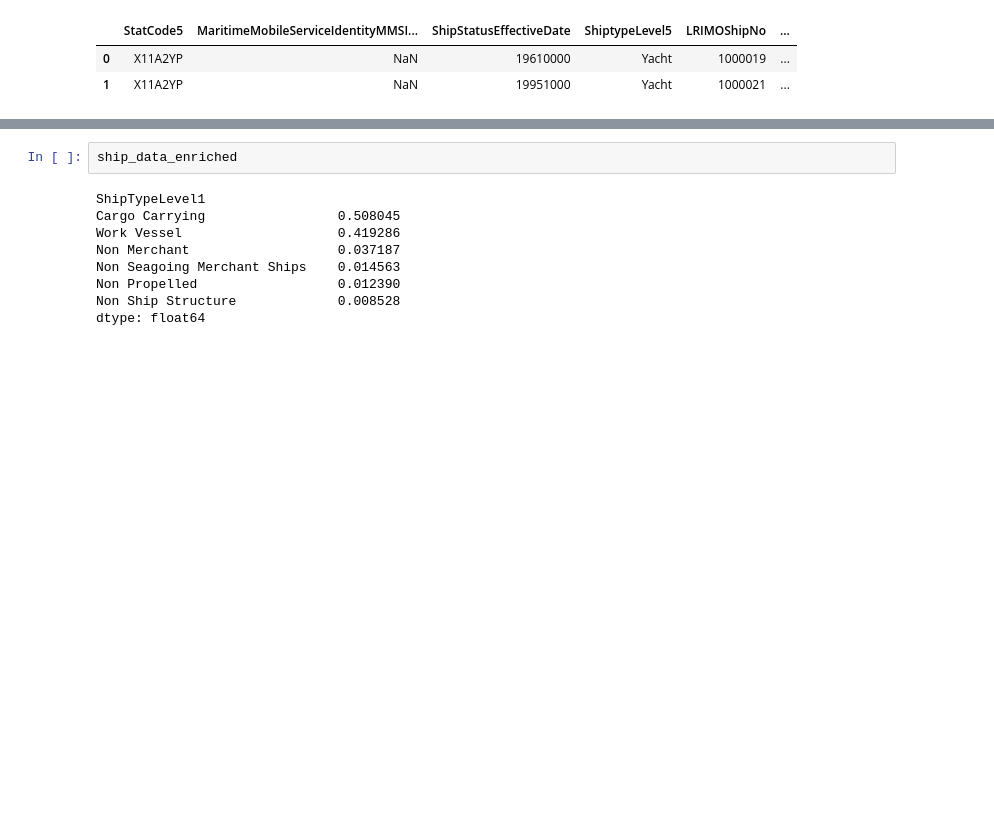
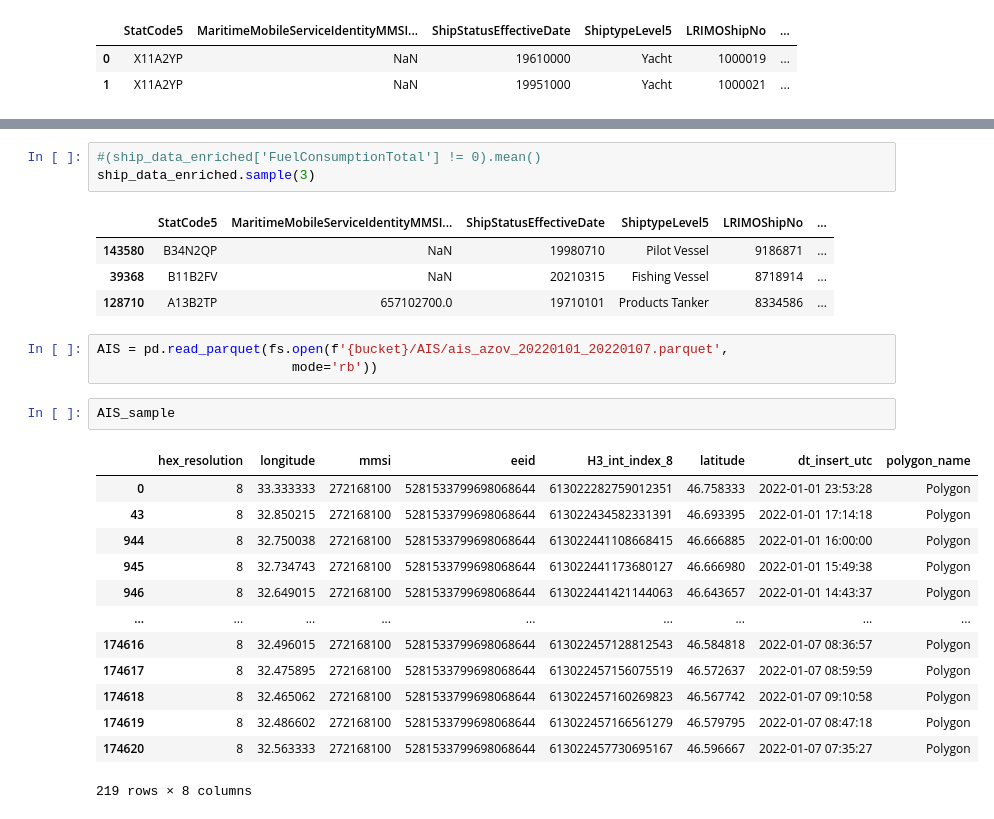
Before and after one commit to InseeFrLab/hackathon-un-2022, a Jupyter notebook: notebooks/analyze_ihs.ipynb, the cells around one changed output, grey strips where cells are left out. Drawn from its saved outputs; the diff is of its cells as text; blank space fills up the shorter version.

```diff
--- a/notebooks/analyze_ihs.ipynb
+++ b/notebooks/analyze_ihs.ipynb
@@ -31,11 +41,27 @@ ship_data_enriched = ship_data.merge(ship_codes, on = "StatCode5").value_counts(
 # %%
-ship_data_enriched
+#(ship_data_enriched['FuelConsumptionTotal'] != 0).mean()
+ship_data_enriched.sample(3)
 # %% [output]
-ShipTypeLevel1
-Cargo Carrying                 0.508045
-Work Vessel                    0.419286
-Non Merchant                   0.037187
-Non Seagoing Merchant Ships    0.014563
-Non Propelled                  0.012390
-Non Ship Structure             0.008528
-dtype: float64
+|  | StatCode5 | MaritimeMobileServiceIdentityMMSI... | ShipStatusEffectiveDate | ShiptypeLevel5 | LRIMOShipNo | ... |
+| 143580 | B34N2QP | NaN | 19980710 | Pilot Vessel | 9186871 | ... |
+| 39368 | B11B2FV | NaN | 20210315 | Fishing Vessel | 8718914 | ... |
+| 128710 | A13B2TP | 657102700.0 | 19710101 | Products Tanker | 8334586 | ... |
+# %%
+AIS = pd.read_parquet(fs.open(f'{bucket}/AIS/ais_azov_20220101_20220107.parquet',
+                         mode='rb'))
+# %%
+AIS_sample
+# %% [output]
+|  | hex_resolution | longitude | mmsi | eeid | H3_int_index_8 | latitude | dt_insert_utc | polygon_name |
+| 0 | 8 | 33.333333 | 272168100 | 5281533799698068644 | 613022282759012351 | 46.758333 | 2022-01-01 23:53:28 | Polygon |
+| 43 | 8 | 32.850215 | 272168100 | 5281533799698068644 | 613022434582331391 | 46.693395 | 2022-01-01 17:14:18 | Polygon |
+| 944 | 8 | 32.750038 | 272168100 | 5281533799698068644 | 613022441108668415 | 46.666885 | 2022-01-01 16:00:00 | Polygon |
+| 945 | 8 | 32.734743 | 272168100 | 5281533799698068644 | 613022441173680127 | 46.666980 | 2022-01-01 15:49:38 | Polygon |
+| 946 | 8 | 32.649015 | 272168100 | 5281533799698068644 | 613022441421144063 | 46.643657 | 2022-01-01 14:43:37 | Polygon |
+| ... | ... | ... | ... | ... | ... | ... | ... | ... |
+| 174616 | 8 | 32.496015 | 272168100 | 5281533799698068644 | 613022457128812543 | 46.584818 | 2022-01-07 08:36:57 | Polygon |
+| 174617 | 8 | 32.475895 | 272168100 | 5281533799698068644 | 613022457156075519 | 46.572637 | 2022-01-07 08:59:59 | Polygon |
+| 174618 | 8 | 32.465062 | 272168100 | 5281533799698068644 | 613022457160269823 | 46.567742 | 2022-01-07 09:10:58 | Polygon |
+| 174619 | 8 | 32.486602 | 272168100 | 5281533799698068644 | 613022457166561279 | 46.579795 | 2022-01-07 08:47:18 | Polygon |
+| 174620 | 8 | 32.563333 | 272168100 | 5281533799698068644 | 613022457730695167 | 46.596667 | 2022-01-07 07:35:27 | Polygon |
+219 rows × 8 columns
```
Also changed, not shown: parts of 4 cells of this notebook, 1 other file.
